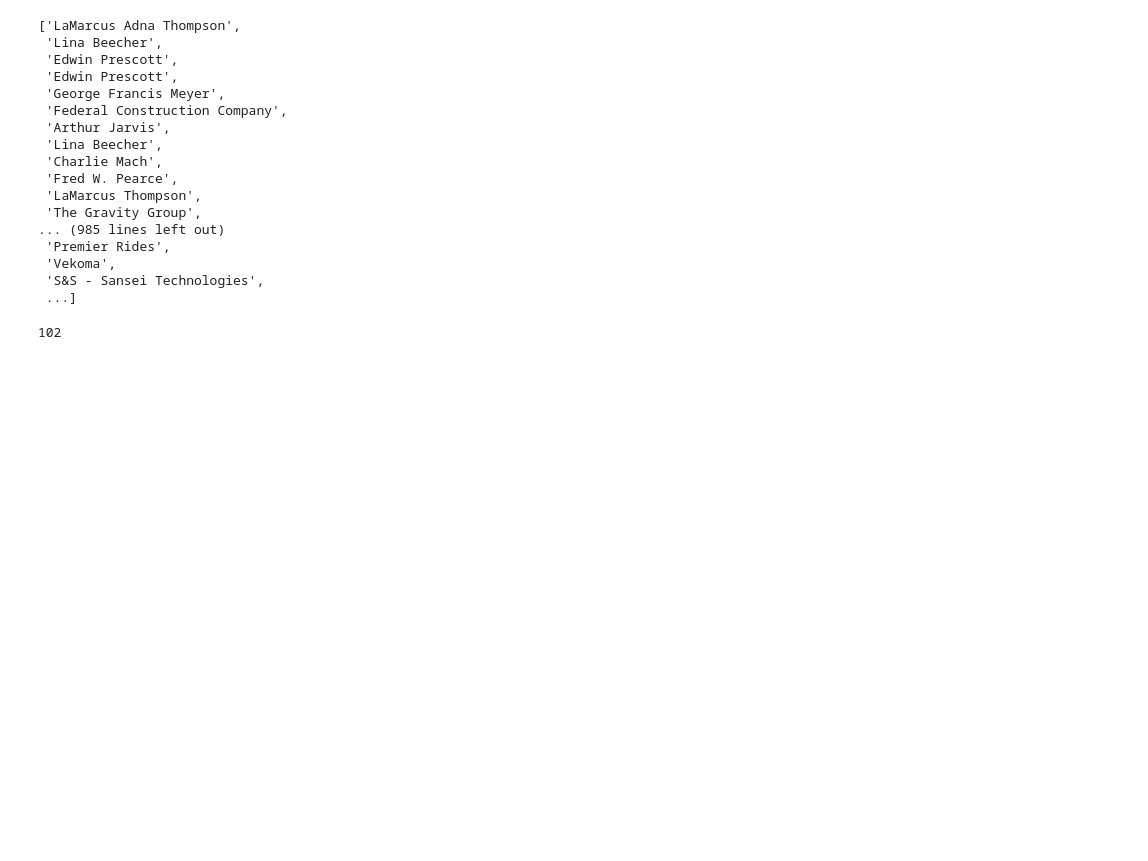
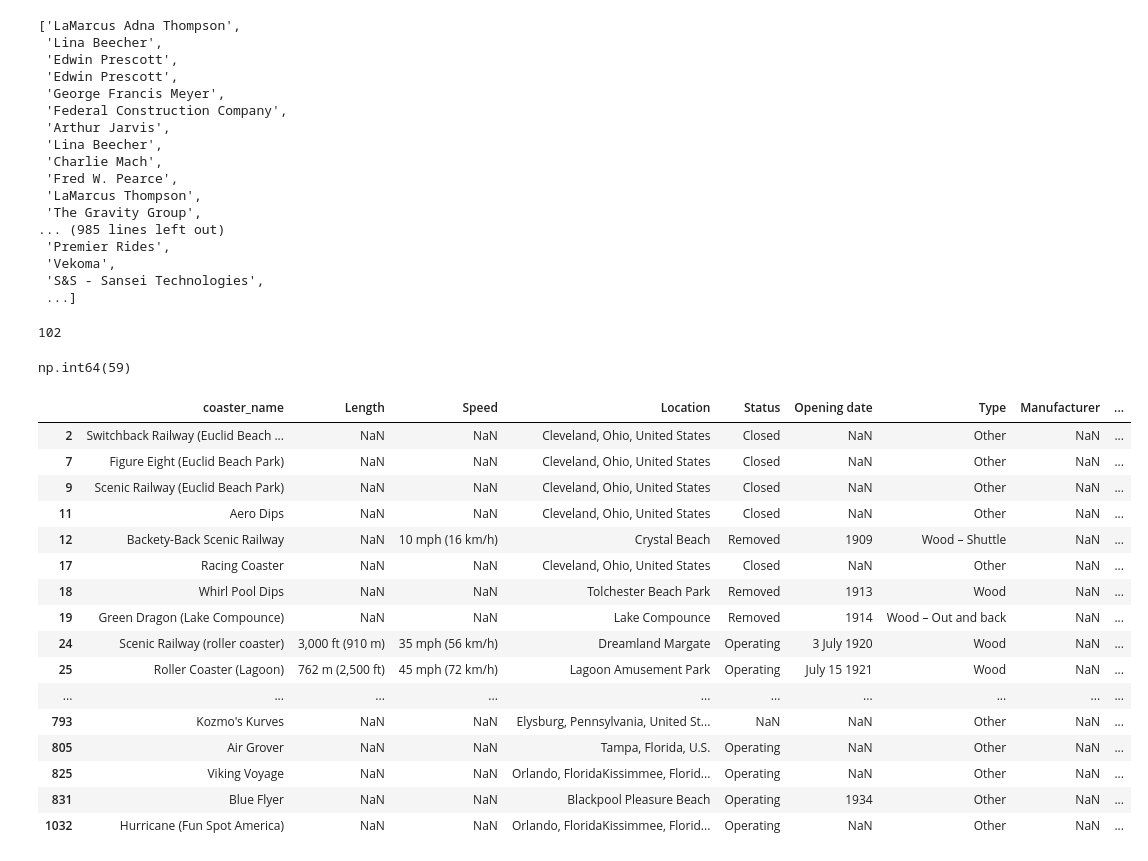
Before and after one commit to bteter/roller-coaster-project, a Jupyter notebook: Roller_coaster_Manufacturer_EDA.ipynb, the cells around one changed output. Saved outputs shown, nothing was run; the diff lists cells and outputs as text; code cells hidden in the pictures; blank space fills up the shorter version.

```diff
--- a/Roller_coaster_Manufacturer_EDA.ipynb
+++ b/Roller_coaster_Manufacturer_EDA.ipynb
@@ -103,3 +103,28 @@ manufacturers
 df['Manufacturer'].nunique()
 # %% [output]
 102
+# %%
+df['Manufacturer'].isnull().sum()
+# %% [output]
+np.int64(59)
+# %%
+#During data cleaning, remove these rows. Coaster manufacturer is unknown.
+df[df['Manufacturer'].isnull()]
+# %% [output]
+|  | coaster_name | Length | Speed | Location | Status | Opening date | Type | Manufacturer | ... |
+| 2 | Switchback Railway (Euclid Beach ... | NaN | NaN | Cleveland, Ohio, United States | Closed | NaN | Other | NaN | ... |
+| 7 | Figure Eight (Euclid Beach Park) | NaN | NaN | Cleveland, Ohio, United States | Closed | NaN | Other | NaN | ... |
+| 9 | Scenic Railway (Euclid Beach Park) | NaN | NaN | Cleveland, Ohio, United States | Closed | NaN | Other | NaN | ... |
+| 11 | Aero Dips | NaN | NaN | Cleveland, Ohio, United States | Closed | NaN | Other | NaN | ... |
+| 12 | Backety-Back Scenic Railway | NaN | 10 mph (16 km/h) | Crystal Beach | Removed | 1909 | Wood – Shuttle | NaN | ... |
+| 17 | Racing Coaster | NaN | NaN | Cleveland, Ohio, United States | Closed | NaN | Other | NaN | ... |
+| 18 | Whirl Pool Dips | NaN | NaN | Tolchester Beach Park | Removed | 1913 | Wood | NaN | ... |
+| 19 | Green Dragon (Lake Compounce) | NaN | NaN | Lake Compounce | Removed | 1914 | Wood – Out and back | NaN | ... |
+| 24 | Scenic Railway (roller coaster) | 3,000 ft (910 m) | 35 mph (56 km/h) | Dreamland Margate | Operating | 3 July 1920 | Wood | NaN | ... |
+| 25 | Roller Coaster (Lagoon) | 762 m (2,500 ft) | 45 mph (72 km/h) | Lagoon Amusement Park | Operating | July 15 1921 | Wood | NaN | ... |
+| ... | ... | ... | ... | ... | ... | ... | ... | ... | ... |
+| 793 | Kozmo's Kurves | NaN | NaN | Elysburg, Pennsylvania, United St... | NaN | NaN | Other | NaN | ... |
+| 805 | Air Grover | NaN | NaN | Tampa, Florida, U.S. | Operating | NaN | Other | NaN | ... |
+| 825 | Viking Voyage | NaN | NaN | Orlando, FloridaKissimmee, Florid... | Operating | NaN | Other | NaN | ... |
+| 831 | Blue Flyer | NaN | NaN | Blackpool Pleasure Beach | Operating | 1934 | Other | NaN | ... |
+| 1032 | Hurricane (Fun Spot America) | NaN | NaN | Orlando, FloridaKissimmee, Florid... | Operating | NaN | Other | NaN | ... |
```
Also changed, not shown: parts of 3 cells of this notebook.
